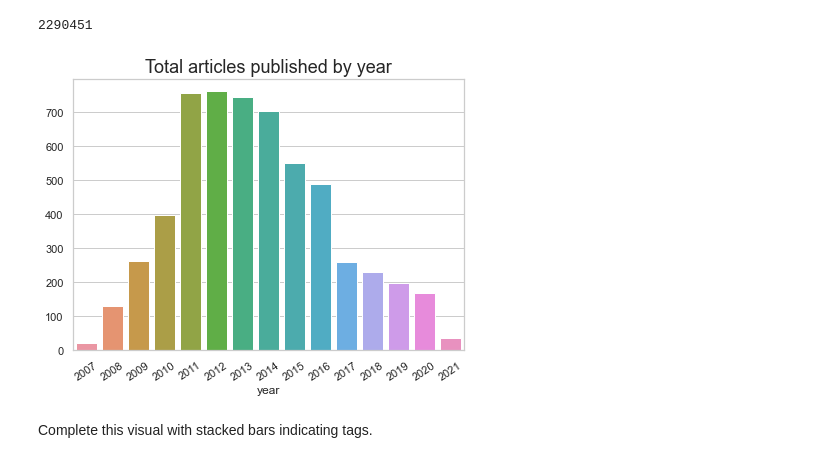
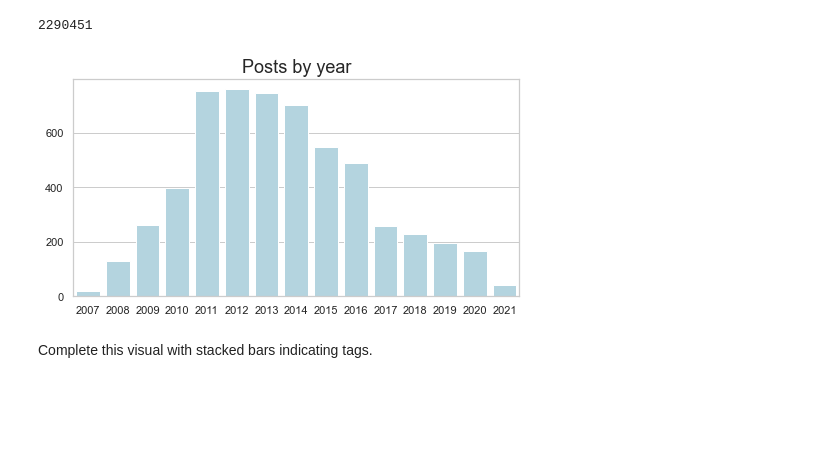
Before and after one commit to konstanzer/brainpickings-nlp, a Jupyter notebook: viz.ipynb, the cells around one changed output. Cells and saved outputs as stored; diff of their text form; code cells hidden in the pictures; blank space fills up the shorter version.

```diff
--- a/viz.ipynb
+++ b/viz.ipynb
@@ -66,7 +66,11 @@ plt.savefig("totalwords.png")
 [figure]
 # %%
 sns.set_theme(style="whitegrid") #use!
-f, ax = plt.subplots(figsize=(18, 5))
-df.words.hist(bins=115)
-ax.set(xlabel='word count', title="Article word count histogram")
+f, ax = plt.subplots(figsize=(18, 7))
+sns.set(font_scale=1.5)
+df.words.hist(bins=170, color="lightblue")
+ax.set(xlabel='word count')
+ax.set_title("Histogram of word counts per post")
+ax.set_xlim(0,4200)
+plt.savefig("wordcount.png");
 # %% [output]
@@ -88,14 +91,13 @@ sum(year_word_counts[8:])
 2290451
 # %%
 sns.set_theme(style="whitegrid")
-f, ax = plt.subplots(figsize=(7, 5))
+f, ax = plt.subplots(figsize=(8, 4))
 sns.set(font_scale=1.5)
-#ax = sns.barplot(x=year_word_counts.index, y=year_word_counts.values)
-ax = sns.barplot(x=year_article_counts.index,y=year_article_counts.values)
-ax.set(xlabel='year', title="Total articles published by year")
-plt.xticks(rotation=34);
+sns.barplot(x=year_article_counts.index,y=year_article_counts.values, color="lightblue")
+ax.set(xlabel='', title="Posts by year")
+plt.savefig("posts.png");
 # %% [output]
-[figure, old version]
+[figure, new version]
 # %% [markdown]
 Complete this visual with stacked bars indicating tags.
 # %%
```
Also changed, not shown: parts of 21 cells of this notebook, 10 other files.
